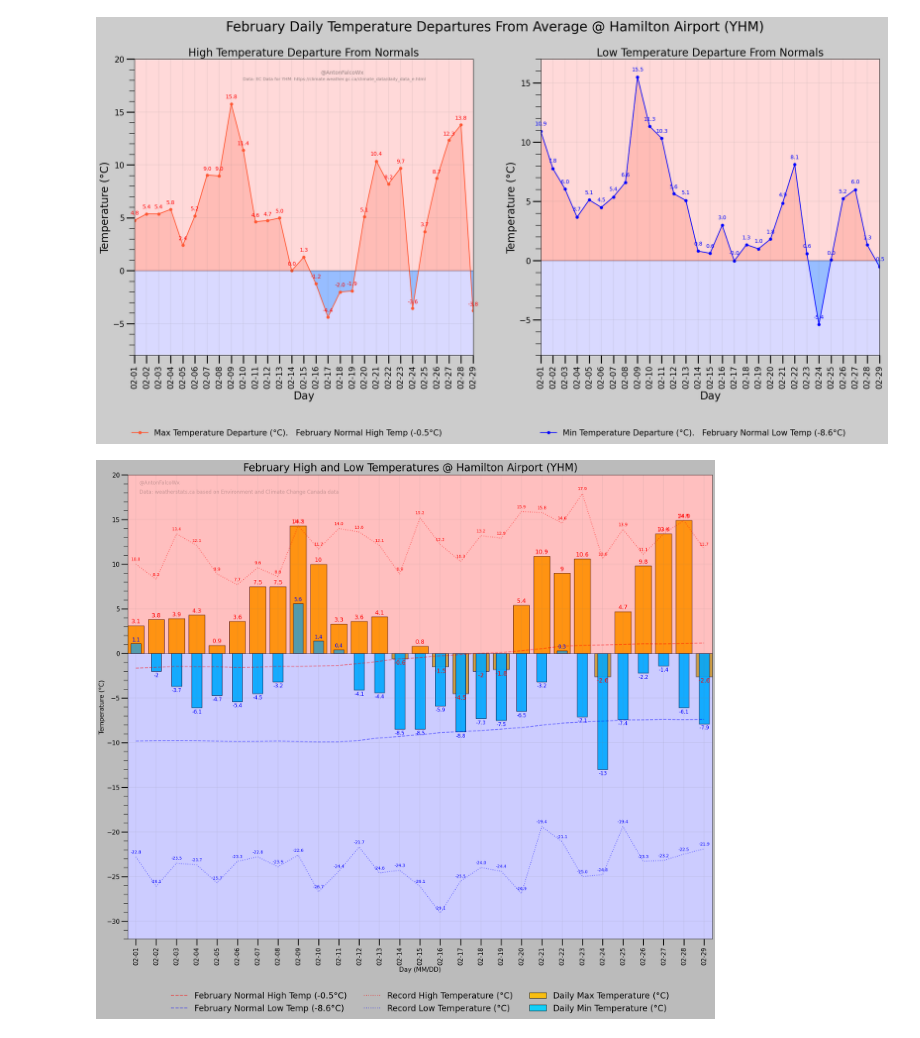
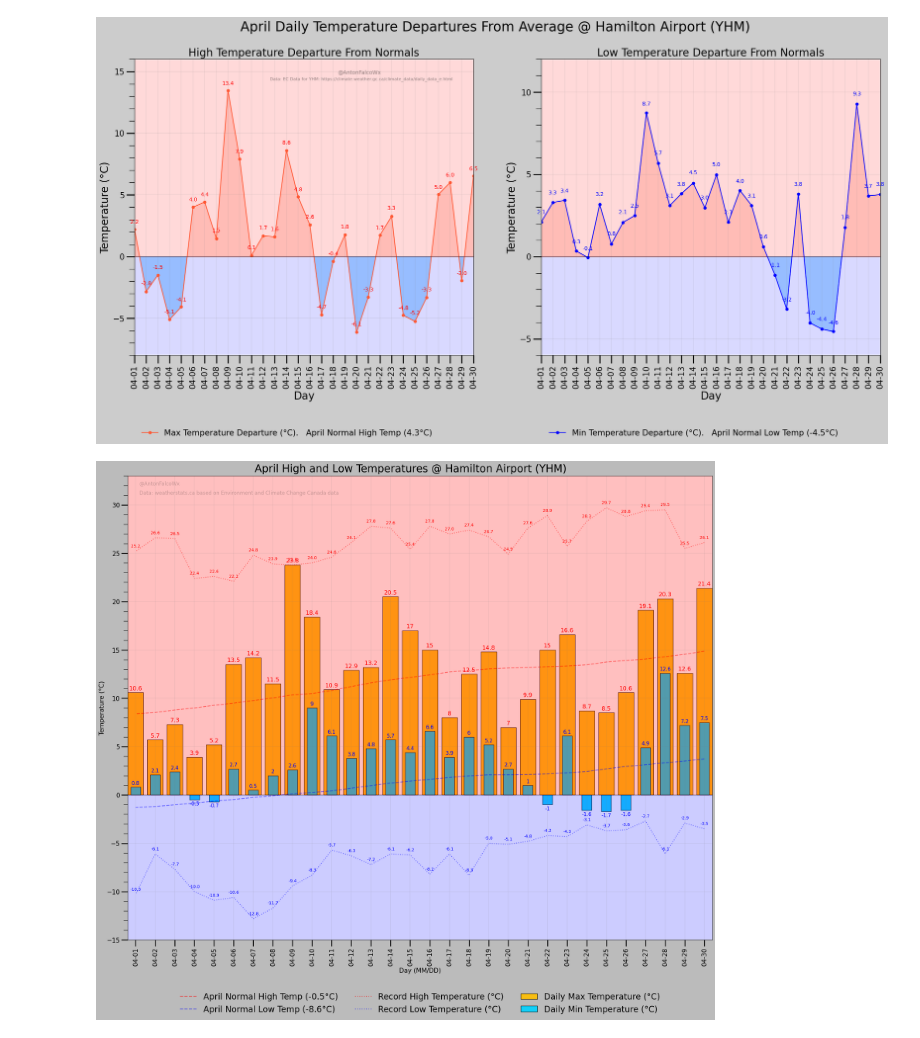
Before and after one commit to antonfalco/2024-YHM-Weather, a Jupyter notebook: YHM 2024 YEARLY OVERVIEW.ipynb, the cells around one changed output. Drawn from its saved outputs; the diff is of its cells as text; code cells hidden in the pictures.

```diff
--- a/YHM 2024 YEARLY OVERVIEW.ipynb
+++ b/YHM 2024 YEARLY OVERVIEW.ipynb
@@ -411,7 +426,7 @@ plt.close()
 # %%
 #Un-Comment to use for monthly health breakdown
 Yearly = pd.read_excel(r'C:\Users\Anton\Desktop\Visualization\YHM Reports\YHM 2024\Yearly.xlsx')
-Yearly = Yearly[(Yearly['date'] >= '2024-02-01') & (Yearly['date'] < '2024-03-01')].reset_index()
+Yearly = Yearly[(Yearly['date'] >= '2024-04-01') & (Yearly['date'] < '2024-05-01')].reset_index()
 Yearly.tail(10)
 
 #For Highest Health Index Monthly
@@ -607,20 +622,26 @@ plt.close()
 # %%
-#INDIVIDUAL MONTHS: https://hamilton.weatherstats.ca/download.html (Change dates for monthly breakdowns)
+#INDIVIDUAL MONTHS: https://hamilton.weatherstats.ca/download.html (LOOK FOR CLIMATE DAILY AND DOWNLOAD PER MONTH)
 Yearly = pd.read_excel(r'C:\Users\Anton\Desktop\Visualization\YHM Reports\YHM 2024\Yearly.xlsx')
 #Yearly = Yearly[(Yearly['date'] >= '2024-01-01') & (Yearly['date'] < '2024-02-01')].reset_index()
-Yearly = Yearly[(Yearly['date'] >= '2024-02-01') & (Yearly['date'] < '2024-03-01')].reset_index()
+#Yearly = Yearly[(Yearly['date'] >= '2024-02-01') & (Yearly['date'] < '2024-03-01')].reset_index()
+#Yearly = Yearly[(Yearly['date'] >= '2024-03-01') & (Yearly['date'] < '2024-04-01')].reset_index()
+Yearly = Yearly[(Yearly['date'] >= '2024-04-01') & (Yearly['date'] < '2024-05-01')].reset_index()
 Yearly.tail(10)
 
-#Normals found here: https://hamilton.weatherstats.ca/download.html (LOOK FOR 30 YEAR NORMALS AND DOWNLOAD MONTHLY)
+#Normals found here: https://hamilton.weatherstats.ca/download.html (LOOK FOR 30 YEAR DAILY NORMALS AND DOWNLOAD PER MONTH)
 Normals = pd.read_excel(r'C:\Users\Anton\Desktop\Visualization\YHM Reports\YHM 2024\Normals.xlsx')
 #Normals = Normals[(Normals['date'] >= '2024-01-01') & (Normals['date'] < '2024-02-01')].reset_index()
-Normals = Normals[(Normals['date'] >= '2024-02-01') & (Normals['date'] < '2024-03-01')].reset_index()
+#Normals = Normals[(Normals['date'] >= '2024-02-01') & (Normals['date'] < '2024-03-01')].reset_index()
+#Normals = Normals[(Normals['date'] >= '2024-03-01') & (Normals['date'] < '2024-04-01')].reset_index()
+Normals = Normals[(Normals['date'] >= '2024-04-01') & (Normals['date'] < '2024-05-01')].reset_index()
 #Normals.head(10)
 
-#Extremes found here: https://hamilton.weatherstats.ca/download.html (LOOK FOR 30 YEAR EXTREMES AND DOWNLOAD MONTHLY)
+#Extremes found here: https://hamilton.weatherstats.ca/download.html (LOOK FOR 30 YEAR DAILY EXTREMES AND DOWNLOAD PER MONTH)
 Extremes = pd.read_excel(r'C:\Users\Anton\Desktop\Visualization\YHM Reports\YHM 2024\Daily_Extremes.xlsx')
 #Extremes = Extremes[(Extremes['date'] >= '2024-01-01') & (Extremes['date'] < '2024-02-01')].reset_index()
-Extremes = Extremes[(Extremes['date'] >= '2024-02-01') & (Extremes['date'] < '2024-03-01')].reset_index()
+#Extremes = Extremes[(Extremes['date'] >= '2024-02-01') & (Extremes['date'] < '2024-03-01')].reset_index()
+#Extremes = Extremes[(Extremes['date'] >= '2024-03-01') & (Extremes['date'] < '2024-04-01')].reset_index()
+Extremes = Extremes[(Extremes['date'] >= '2024-04-01') & (Extremes['date'] < '2024-05-01')].reset_index()
 #Extremes.tail(10)
 
 #Extremes.describe
@@ -1186,7 +1212,7 @@ plt.close()
 # %%
 #Fill Differences From Average
 fig, (ax, ax2) = plt.subplots(1, 2, figsize=(25,10))
-fig.suptitle('February Daily Temperature Departures From Average @ Hamilton Airport (YHM)', fontweight='bold', fontsize=25)
+fig.suptitle('April Daily Temperature Departures From Average @ Hamilton Airport (YHM)', fontweight='bold', fontsize=25)
 #ax.set_facecolor('#DEDEDE')
 #ax2.set_facecolor('#DEDEDE')
 fig.patch.set_facecolor('#ccc')
@@ -1255,8 +1281,8 @@ ax2.grid(which='major', color='gray', linewidth=0.15)
 
 
 #Legends (extremes)
-ax.legend(["Max Temperature Departure (°C).   February Normal High Temp (-0.5°C)"],fontsize=15, loc='lower center', bbox_to_anchor=(0.45, -0.3), ncol=2, frameon=False)
-ax2.legend(["Min Temperature Departure (°C).   February Normal Low Temp (-8.6°C)"], fontsize=15, frameon=False, loc='lower center', bbox_to_anchor=(0.45, -0.3), ncol=2)
+ax.legend(["Max Temperature Departure (°C).   April Normal High Temp (4.3°C)"],fontsize=15, loc='lower center', bbox_to_anchor=(0.45, -0.3), ncol=2, frameon=False)
+ax2.legend(["Min Temperature Departure (°C).   April Normal Low Temp (-4.5°C)"], fontsize=15, frameon=False, loc='lower center', bbox_to_anchor=(0.45, -0.3), ncol=2)
 
 
 #Fill-Ins for Above Average and Below Average Highs/Lows
@@ -1281,8 +1307,8 @@ ax2.margins(y=0)
 #ax2.set_ylim(-19, 4)
 
 #Extreme Limits
-ax.set_ylim(-8, 20)
-ax2.set_ylim(-8, 17)
+ax.set_ylim(-8, 16)
+ax2.set_ylim(-6, 12)
 
 
 #Shaded background normals
@@ -1292,10 +1318,10 @@ ax2.set_ylim(-8, 17)
 #ax2.axhspan(0, -20, alpha=0.15, color='b')
 
 #Shaded background extremes
-ax.axhspan(20, 0, alpha=0.15, color='r')
-ax.axhspan(0, -8, alpha=0.15, color='b')
-ax2.axhspan(17, 0, alpha=0.15, color='r')
-ax2.axhspan(0, -8, alpha=0.15, color='b')
+ax.axhspan(40, 0, alpha=0.15, color='r')
+ax.axhspan(0, -40, alpha=0.15, color='b')
+ax2.axhspan(40, 0, alpha=0.15, color='r')
+ax2.axhspan(0, -40, alpha=0.15, color='b')
 
 
 #Longer Ticks
@@ -1330,11 +1356,11 @@ ax2.xaxis.set_major_formatter(date_form)
 
 
 #Adding name and two line labels
-plt.text(0.55, 0.95, '@AntonFalcoWx', fontsize = 10, transform=ax.transAxes, alpha=0.4)
-plt.text(0.32, 0.93, 'Data: EC Data for YHM: https://climate.weather.gc.ca/climate_data/daily_data_e.html', fontsize = 8, transform=ax.transAxes, alpha=0.4)
-#plt.text(0.02, 0.37, 'February Average High Temp (-1.7°C)',color='red', fontsize = 14, transform=ax.transAxes, alpha=0.9)
-#plt.text(1.25, 0.33, 'February Average Low Temp (-9.3°C)',color='blue', fontsize = 14, transform=ax.transAxes, alpha=0.9)
-#plt.text(0.3, 0.12, 'February Average Precip Per Day (1981-2010)',color='green', fontsize = 14, transform=ax.transAxes, alpha=0.9)
+plt.text(0.6, 0.95, '@AntonFalcoWx', fontsize = 10, transform=ax.transAxes, alpha=0.4)
+plt.text(0.4, 0.93, 'Data: EC Data for YHM: https://climate.weather.gc.ca/climate_data/daily_data_e.html', fontsize = 8, transform=ax.transAxes, alpha=0.4)
+#plt.text(0.02, 0.37, 'April Average High Temp (-1.7°C)',color='red', fontsize = 14, transform=ax.transAxes, alpha=0.9)
+#plt.text(1.25, 0.33, 'April Average Low Temp (-9.3°C)',color='blue', fontsize = 14, transform=ax.transAxes, alpha=0.9)
+#plt.text(0.3, 0.12, 'April Average Precip Per Day (1981-2010)',color='green', fontsize = 14, transform=ax.transAxes, alpha=0.9)
 
 
 #Average lines (Average Temperature and Average Precip)
@@ -1344,15 +1370,15 @@ ax.axhline(0,0,28,color='black',linewidth=0.5,linestyle='solid', alpha=0.7)
 ax2.axhline(0,0,28,color='black',linewidth=0.5,linestyle='solid', alpha=0.7)
 
 
-#plt.savefig('YHM_Normals vs February (double).jpg', dpi=300)
+#plt.savefig('YHM_Normals vs April (double).jpg', dpi=300)
 plt.show()
 plt.close()
 # %% [output]
-[figure, old version]
+[figure, new version]
 # %%
 #Overlapping Highs and Lows
 fig, ax = plt.subplots(figsize=(25,20))
-fig.suptitle('February High and Low Temperatures @ Hamilton Airport (YHM)',  y=.9, fontweight='bold', fontsize=25)
+fig.suptitle('April High and Low Temperatures @ Hamilton Airport (YHM)',  y=.9, fontweight='bold', fontsize=25)
 #ax.set_facecolor('#DEDEDE')
 fig.patch.set_facecolor('#bbb')
 
@@ -1361,7 +1387,7 @@ fig.patch.set_facecolor('#bbb')
 #fig, (ax, ax2) = plt.subplots(2, figsize=(18,15))
 #ax.plot(1, 2)
 #ax2.plot(1, -2)
-#fig.suptitle('February High and Low Temperatures @ Hamilton Airport (YHM)', y=.90, fontweight='bold', fontsize=20) #y=.90 adjusts title
+#fig.suptitle('April High and Low Temperatures @ Hamilton Airport (YHM)', y=.90, fontweight='bold', fontsize=20) #y=.90 adjusts title
 #ax.set_facecolor('#DEDEDE')
 #ax2.set_facecolor('#DEDEDE')
 #fig.patch.set_facecolor('#bbb')
@@ -1405,7 +1431,7 @@ plt.bar_label(rects2, padding=3, fontsize=12, color='blue', fontweight='bold')
 
 
 #Legends
-ax.legend(["February Normal High Temp (-0.5°C)", "February Normal Low Temp (-8.6°C)", "Record High Temperature (°C)", "Record Low Temperature (°C)", "Daily Max Temperature (°C)", "Daily Min Temperature (°C)"], fontsize=20,
+ax.legend(["April Normal High Temp (-0.5°C)", "April Normal Low Temp (-8.6°C)", "Record High Temperature (°C)", "Record Low Temperature (°C)", "Daily Max Temperature (°C)", "Daily Min Temperature (°C)"], fontsize=20,
           loc='lower center', bbox_to_anchor=(0.5, -0.175), ncol=3, frameon=False)
 
 
@@ -1418,14 +1444,13 @@ ax.set_ylabel('Temperature (°C)',fontweight='bold', fontsize=15)
 #Temperature & Day X/Y-axis
 ax.margins(x=0)
 ax.margins(y=0)
-ax.set_ylim([-32, 20])
-
+ax.set_ylim([-15, 33])
 
 #Shaded background (red)
-ax.axhspan(20, 0, alpha=0.25, color='r')
+ax.axhspan(40, 0, alpha=0.25, color='r')
 
 #Shaded background (blue)
-ax.axhspan(-32, 0, alpha=0.2, color='b')
+ax.axhspan(-26, 0, alpha=0.2, color='b')
 
 
 
@@ -1443,36 +1468,36 @@ ax.tick_params(axis='x', rotation=90)
 
 
 #Adding name
 plt.text(0.02, 0.98, '@AntonFalcoWx', fontsize = 12, transform=ax.transAxes, alpha=0.2)
 plt.text(0.02, 0.96, 'Data: weatherstats.ca based on Environment and Climate Change Canada data', fontsize = 12, transform=ax.transAxes, alpha=0.2)
 
 
 #Average lines (Average Temperature and Average Precip)
 #ax.axhline(-1.7,0,28,color='red',linewidth=2.0,linestyle='dotted',alpha=0.5)
 #ax.axhline(-9.3,0,28,color='blue',linewidth=2.0,linestyle='dotted',alpha=0.5)
 ax.axhline(0,0,28,color='black',linewidth=0.5,linestyle='solid')
 
 
-#plt.text(0.75, 0.58, 'February Average High Temp (-1.7°C)',color='red', fontsize = 16, transform=ax.transAxes, alpha=0.9)
-#plt.text(0.1, 0.34, 'February Average Low Temp (-9.3°C)',color='blue', fontsize = 16, transform=ax.transAxes, alpha=0.9)
-#plt.text(0.36, 0.96, 'Record High (14.3°C): February 9th', color='red', fontweight='bold', fontsize=15, transform=ax.transAxes)
-#plt.text(0.36, 0.96, 'Record Low (5.6°C): February 10th', color='blue', fontweight='bold', fontsize=15, transform=ax.transAxes)
+#plt.text(0.75, 0.58, 'April Average High Temp (-1.7°C)',color='red', fontsize = 16, transform=ax.transAxes, alpha=0.9)
+#plt.text(0.1, 0.34, 'April Average Low Temp (-9.3°C)',color='blue', fontsize = 16, transform=ax.transAxes, alpha=0.9)
+#plt.text(0.36, 0.96, 'Record High (14.3°C): April 9th', color='red', fontweight='bold', fontsize=15, transform=ax.transAxes)
+#plt.text(0.36, 0.96, 'Record Low (5.6°C): April 10th', color='blue', fontweight='bold', fontsize=15, transform=ax.transAxes)
 #plt.text(0.16, 0.85, 'Wildfire Smoke', color='black', fontsize=12, transform=ax.transAxes)
 
 
 #Vertical Shading (smoke)
 #start_date = dt.datetime(2023, 6, 5)
 #end_date = dt.datetime(2023, 6, 8)
 #ax.axvspan(start_date, end_date, alpha=0.35, color='gray')
 
 
 #Date formatter
 date_form = DateFormatter("%m-%d")
 ax.xaxis.set_major_formatter(date_form)
 
 
-#plt.savefig('YHM_Normals vs February Bar Graph (Overlap).jpg', dpi=300)
+#plt.savefig('YHM_Normals vs April Bar Graph (Overlap).jpg', dpi=300)
 plt.show()
 plt.close()
 # %% [output]
-[figure, old version]
+[figure, new version]
```
Also changed, not shown: parts of 12 cells of this notebook.
